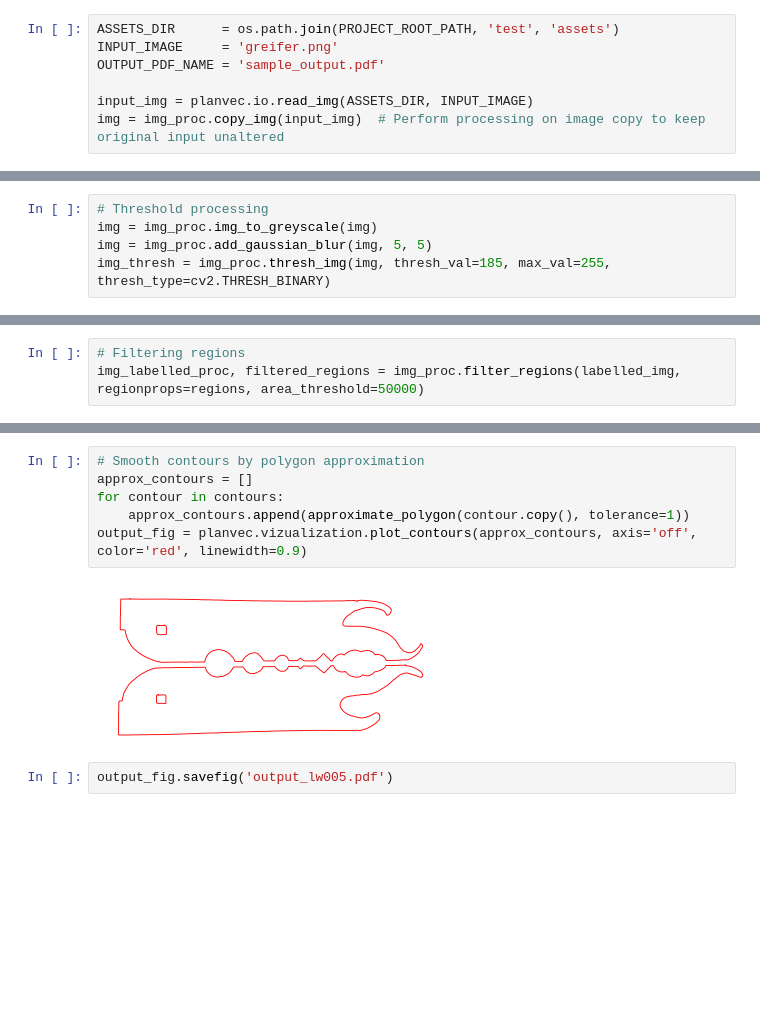
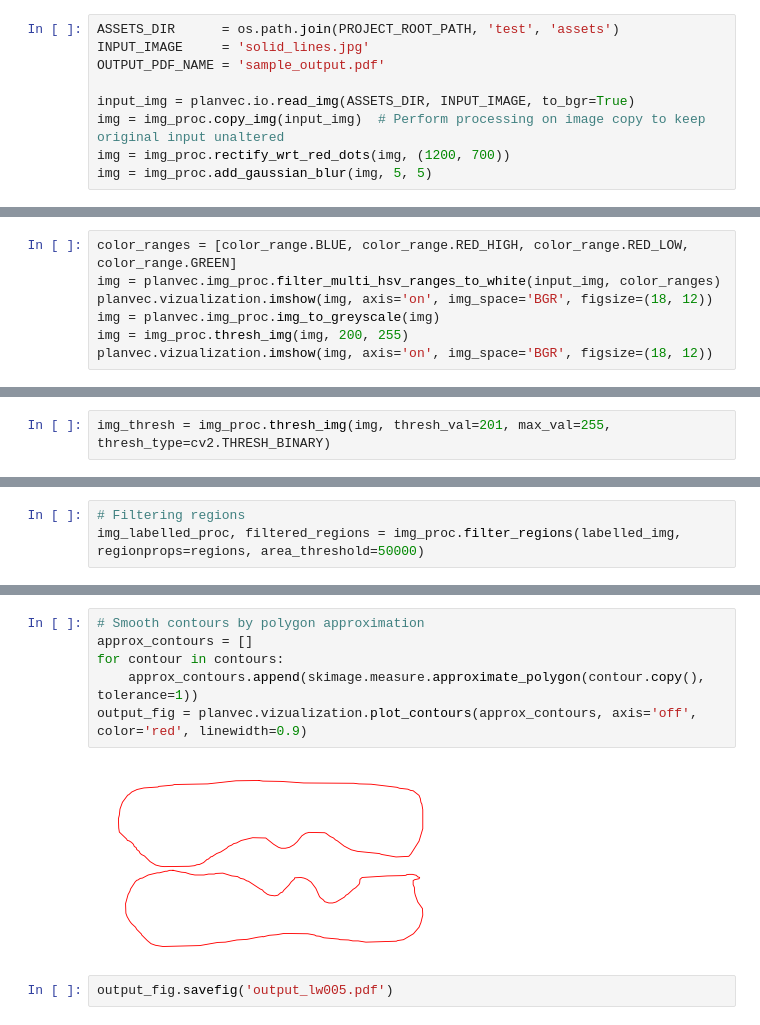
Before and after one commit to cybathlon-at-school/planvec, a Jupyter notebook: notebooks/img_vectorization.ipynb, the cells around one changed output, grey strips where cells are left out. Cells and saved outputs as stored; diff of their text form; blank space fills up the shorter version.

Commit message:
Full pipeline (img processing, filtering by color ranges, thresholding, region finding, region filtering, contour finding and filtering) done. Closes #2. Closes #7.

```diff
--- a/notebooks/img_vectorization.ipynb
+++ b/notebooks/img_vectorization.ipynb
@@ -15,10 +16,12 @@ from planvec import img_proc
 from planvec.common import PROJECT_ROOT_PATH
 # %%
 ASSETS_DIR      = os.path.join(PROJECT_ROOT_PATH, 'test', 'assets')
-INPUT_IMAGE     = 'greifer.png'
+INPUT_IMAGE     = 'solid_lines.jpg'
 OUTPUT_PDF_NAME = 'sample_output.pdf'
 
-input_img = planvec.io.read_img(ASSETS_DIR, INPUT_IMAGE)
+input_img = planvec.io.read_img(ASSETS_DIR, INPUT_IMAGE, to_bgr=True)
 img = img_proc.copy_img(input_img)  # Perform processing on image copy to keep original input unaltered
+img = img_proc.rectify_wrt_red_dots(img, (1200, 700))
+img = img_proc.add_gaussian_blur(img, 5, 5)
 # %%
 # Input image
@@ -91,0 +79,7 @@ plt.show()
+# %%
+color_ranges = [color_range.BLUE, color_range.RED_HIGH, color_range.RED_LOW, color_range.GREEN]
+img = planvec.img_proc.filter_multi_hsv_ranges_to_white(input_img, color_ranges)
+planvec.vizualization.imshow(img, axis='on', img_space='BGR', figsize=(18, 12))
+img = planvec.img_proc.img_to_greyscale(img)
+img = img_proc.thresh_img(img, 200, 255)
+planvec.vizualization.imshow(img, axis='on', img_space='BGR', figsize=(18, 12))
@@ -92,5 +89,2 @@ plt.show()
 # %%
-# Threshold processing
-img = img_proc.img_to_greyscale(img)
-img = img_proc.add_gaussian_blur(img, 5, 5)
-img_thresh = img_proc.thresh_img(img, thresh_val=185, max_val=255, thresh_type=cv2.THRESH_BINARY)
+img_thresh = img_proc.thresh_img(img, thresh_val=201, max_val=255, thresh_type=cv2.THRESH_BINARY)
@@ -134,11 +124,11 @@ Contours left: 4
 # %%
 # Smooth contours by polygon approximation
 approx_contours = []
 for contour in contours:
-    approx_contours.append(approximate_polygon(contour.copy(), tolerance=1))
+    approx_contours.append(skimage.measure.approximate_polygon(contour.copy(), tolerance=1))
 output_fig = planvec.vizualization.plot_contours(approx_contours, axis='off', color='red', linewidth=0.9)
 # %% [output]
-[figure, old version]
+[figure, new version]
 # %%
 output_fig.savefig('output_lw005.pdf')
 # %%
```
Also changed, not shown: parts of 19 cells of this notebook, 12 other files.
